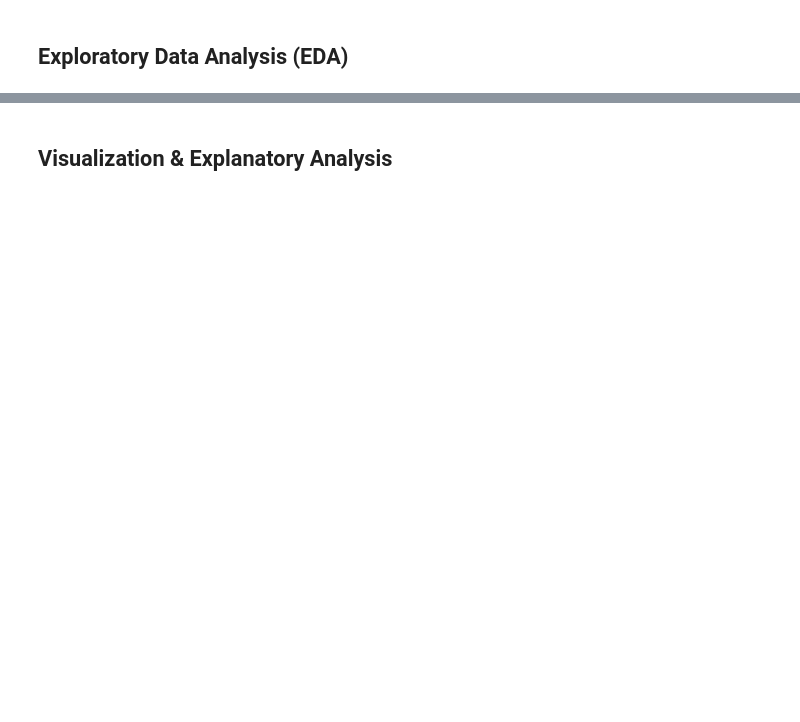
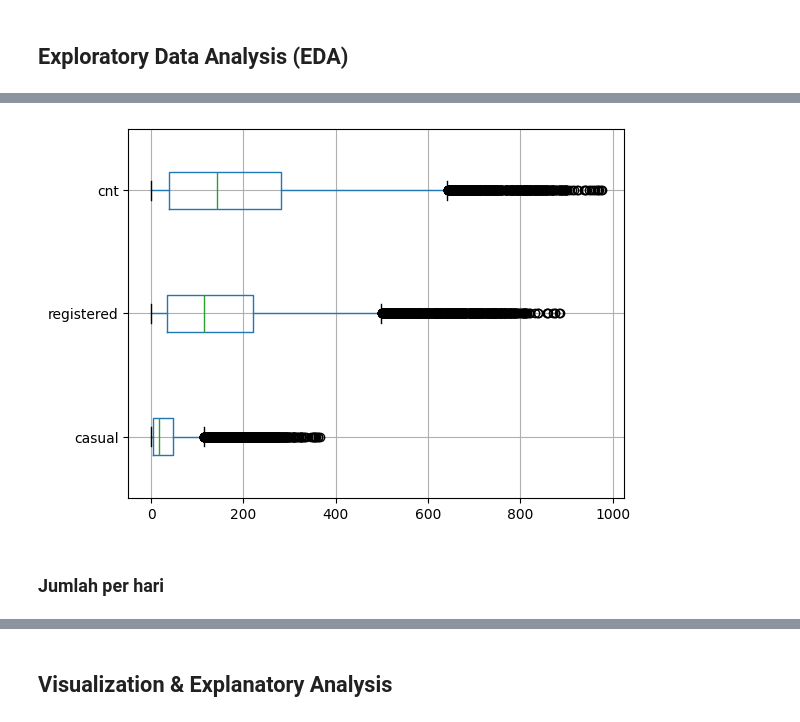
Before and after one commit to dimas-firmansyah/dicoding-analysis, a Jupyter notebook: notebook.ipynb, the cells around one changed output, grey strips where cells are left out. Drawn from its saved outputs; the diff is of its cells as text; code cells hidden in the pictures; blank space fills up the shorter version.

```diff
--- a/notebook.ipynb
+++ b/notebook.ipynb
@@ -32,0 +113,7 @@
+# %%
+df["datetime"] = (
+    df["dteday"] + " " + df["hr"].astype(str).str.pad(2, "left", "0") + ":00:00"
+)
+df["datetime"] = pd.to_datetime(df["datetime"])
+
+df.head()
@@ -32,0 +140,10 @@
+# %%
+seasons = ["Spring", "Summer", "Fall", "Winter"]
+df["season"] = df["season"].replace(dict(enumerate(seasons, start=1)))
+df["season"] = pd.Categorical(df["season"], seasons, ordered=True)
+
+days = ["Sunday", "Monday", "Tuesday", "Wednesday", "Thursday", "Friday", "Saturday"]
+df["weekday"] = df["weekday"].replace(dict(enumerate(days)))
+df["weekday"] = pd.Categorical(df["weekday"], days)
+
+df.head()
@@ -32,0 +179,5 @@
+# %%
+df["temp"] = df["temp"] * 41
+df["atemp"] = df["atemp"] * 50
+
+df.head()
@@ -40,0 +195,4 @@
+# %%
+per_hour_df = df[["datetime", "casual", "registered", "cnt"]]
+per_hour_df.set_index("datetime", inplace=True)
+per_hour_df.head()
@@ -40,0 +219,7 @@
+# %%
+per_hour_df.boxplot(vert=False)
+plt.show()
+# %% [output]
+[figure, added]
+# %% [markdown]
+### Jumlah per hari
```
Also changed, not shown: parts of 59 cells of this notebook, 7 other files.
